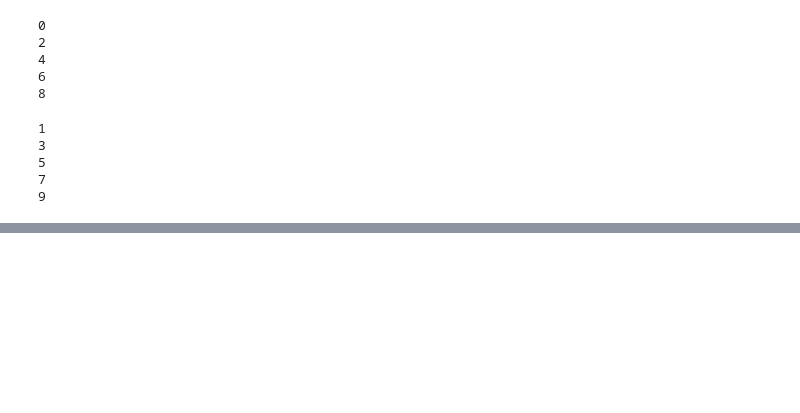
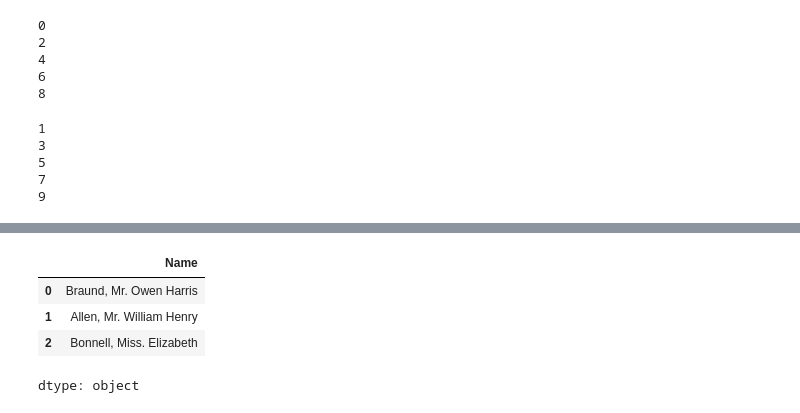
Before and after one commit to gsrinu002/NDV_ML_AI_JUNE, a Jupyter notebook: Python_ML_AI_JUNE.ipynb, the cells around one changed output, grey strips where cells are left out. Saved outputs shown, nothing was run; the diff lists cells and outputs as text; code cells hidden in the pictures; blank space fills up the shorter version.

```diff
--- a/Python_ML_AI_JUNE.ipynb
+++ b/Python_ML_AI_JUNE.ipynb
@@ -512,0 +787,8 @@ for num in range(0,10): # 0-100 , 11 step
+# %%
+df["Name"]
+# %% [output]
+|  | Name |
+| 0 | Braund, Mr. Owen Harris |
+| 1 | Allen, Mr. William Henry |
+| 2 | Bonnell, Miss. Elizabeth |
+dtype: object
```
Also changed, not shown: parts of 59 cells of this notebook.
